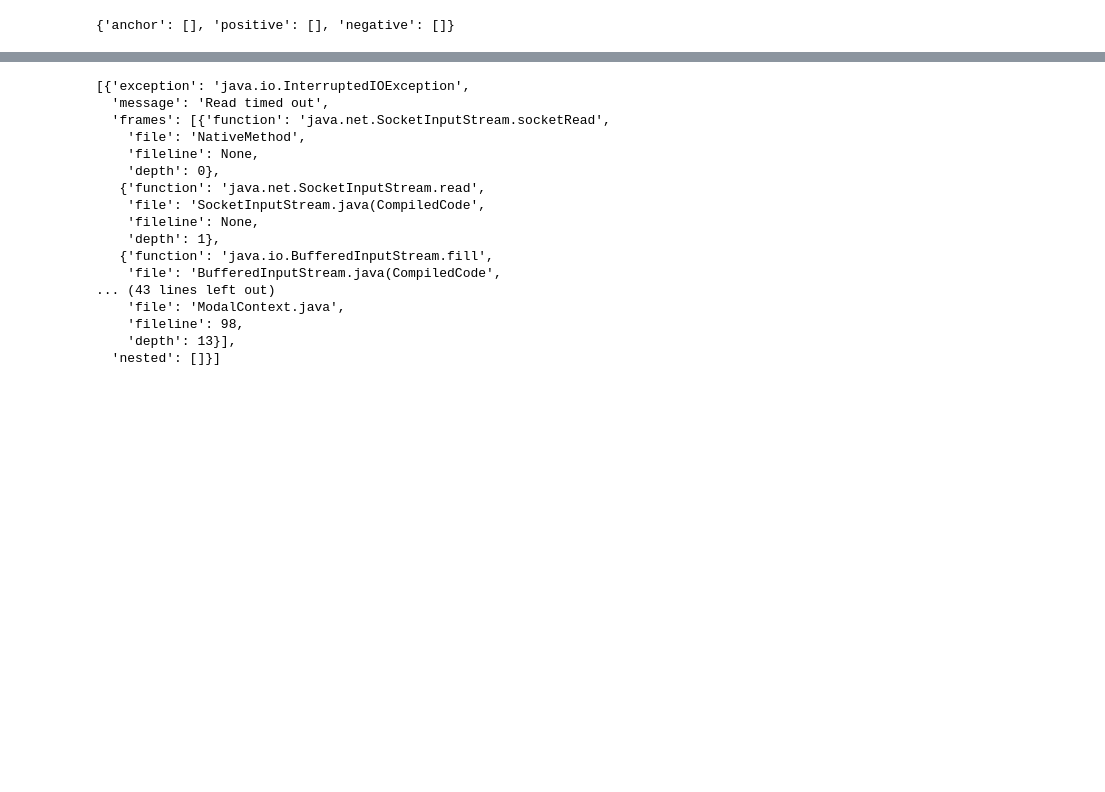
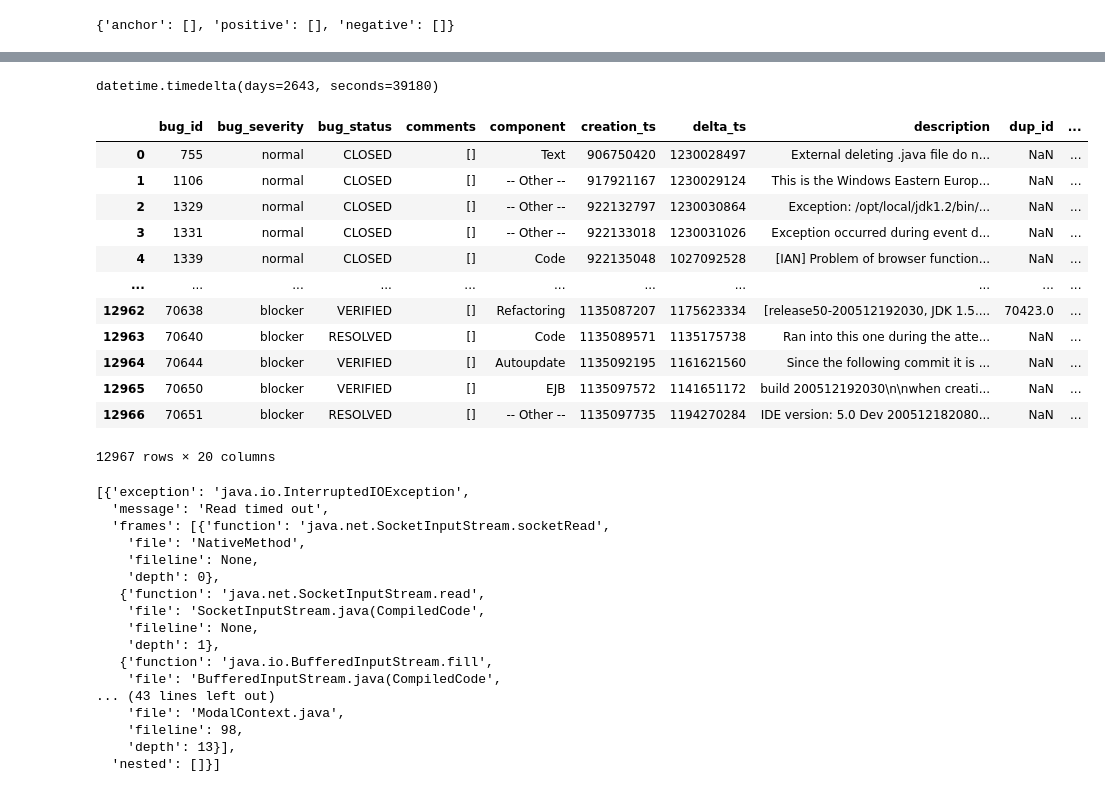
Before and after one commit to afifaniks/dedupt, a Jupyter notebook: src/analysis.ipynb, the cells around one changed output, grey strips where cells are left out. Drawn from its saved outputs; the diff is of its cells as text; code cells hidden in the pictures; blank space fills up the shorter version.

```diff
--- a/src/analysis.ipynb
+++ b/src/analysis.ipynb
@@ -366,0 +367,4 @@ df.head()
+# %%
+# Sort by creation_ts
+df = df.sort_values(by="creation_ts")
+df.head()
@@ -367,3 +378,35 @@ df.head()
+# %%
+ts = df.iloc[0]["creation_ts"]
+# Convert timestamp to date
+import datetime
+start_date = datetime.datetime.fromtimestamp(ts)
+# %%
+
+date = datetime.datetime(2005, 12, 21)
+diff = date - start_date
+diff
+# %% [output]
+datetime.timedelta(days=2643, seconds=39180)
+# %%
+# Add days to the date
+new_date = start_date + datetime.timedelta(days=diff.days)
+
+# List all rows that are within the date range
+df[(df["creation_ts"] >= start_date.timestamp()) & (df["creation_ts"] <= new_date.timestamp())]
+# %% [output]
+|  | bug_id | bug_severity | bug_status | comments | component | creation_ts | delta_ts | description | dup_id | ... |
+| 0 | 755 | normal | CLOSED | [] | Text | 906750420 | 1230028497 | External deleting .java file do n... | NaN | ... |
+| 1 | 1106 | normal | CLOSED | [] | -- Other -- | 917921167 | 1230029124 | This is the Windows Eastern Europ... | NaN | ... |
+| 2 | 1329 | normal | CLOSED | [] | -- Other -- | 922132797 | 1230030864 | Exception: /opt/local/jdk1.2/bin/... | NaN | ... |
+| 3 | 1331 | normal | CLOSED | [] | -- Other -- | 922133018 | 1230031026 | Exception occurred during event d... | NaN | ... |
+| 4 | 1339 | normal | CLOSED | [] | Code | 922135048 | 1027092528 | [IAN] Problem of browser function... | NaN | ... |
+| ... | ... | ... | ... | ... | ... | ... | ... | ... | ... | ... |
+| 12962 | 70638 | blocker | VERIFIED | [] | Refactoring | 1135087207 | 1175623334 | [release50-200512192030, JDK 1.5.... | 70423.0 | ... |
+| 12963 | 70640 | blocker | RESOLVED | [] | Code | 1135089571 | 1135175738 | Ran into this one during the atte... | NaN | ... |
+| 12964 | 70644 | blocker | VERIFIED | [] | Autoupdate | 1135092195 | 1161621560 | Since the following commit it is ... | NaN | ... |
+| 12965 | 70650 | blocker | VERIFIED | [] | EJB | 1135097572 | 1141651172 | build 200512192030\n\nwhen creati... | NaN | ... |
+| 12966 | 70651 | blocker | RESOLVED | [] | -- Other -- | 1135097735 | 1194270284 | IDE version: 5.0 Dev 200512182080... | NaN | ... |
+12967 rows × 20 columns
 # %%
 df.iloc[0]["stacktrace"]
 # %% [output]
```
Also changed, not shown: parts of 3 cells of this notebook, 1 other file.
